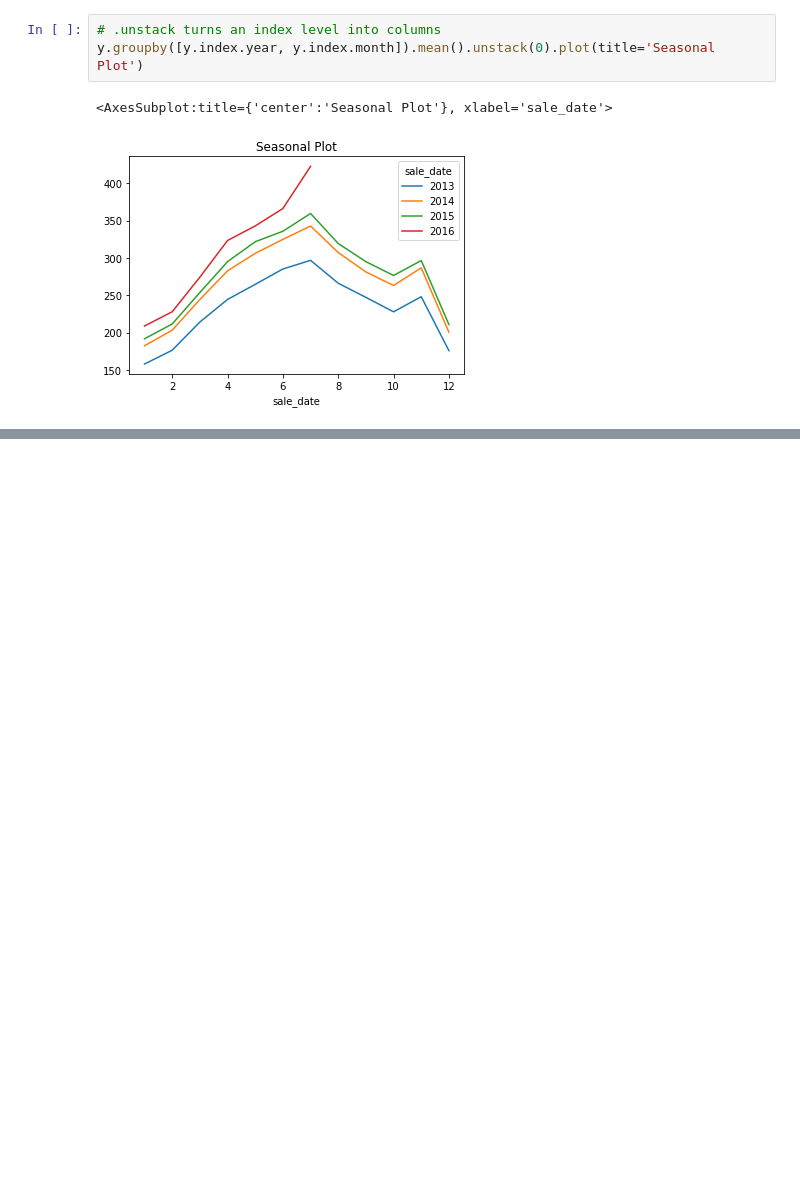
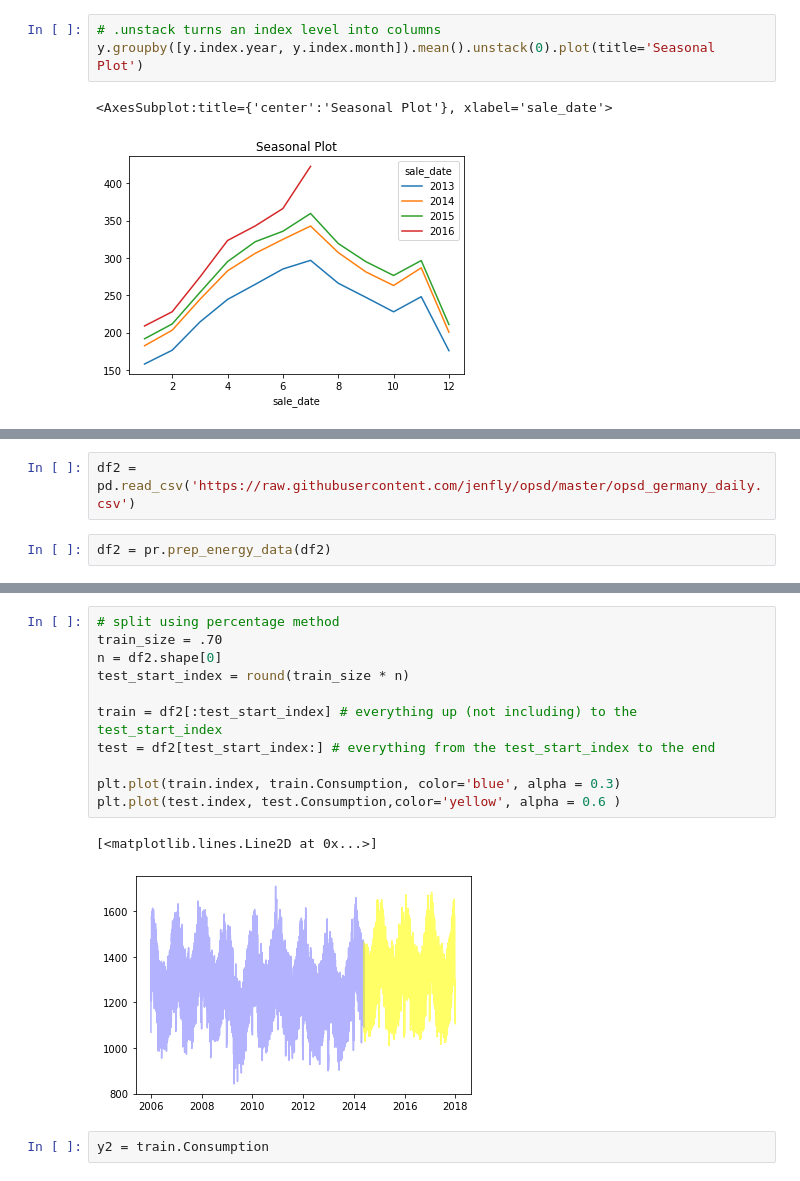
Before and after one commit to mariamnaqvi/time-series-exercises, a Jupyter notebook: explore.ipynb, the cells around one changed output, grey strips where cells are left out. Saved outputs shown, nothing was run; the diff lists cells and outputs as text; blank space fills up the shorter version.

```diff
--- a/explore.ipynb
+++ b/explore.ipynb
@@ -158,0 +163,4 @@ y.groupby([y.index.year, y.index.month]).mean().unstack(0).plot(title='Seasonal
+# %%
+df2 = pd.read_csv('https://raw.githubusercontent.com/jenfly/opsd/master/opsd_germany_daily.csv')
+# %%
+df2 = pr.prep_energy_data(df2)
@@ -158,0 +177,16 @@ y.groupby([y.index.year, y.index.month]).mean().unstack(0).plot(title='Seasonal
+# %%
+# split using percentage method
+train_size = .70
+n = df2.shape[0]
+test_start_index = round(train_size * n)
+
+train = df2[:test_start_index] # everything up (not including) to the test_start_index
+test = df2[test_start_index:] # everything from the test_start_index to the end
+
+plt.plot(train.index, train.Consumption, color='blue', alpha = 0.3)
+plt.plot(test.index, test.Consumption,color='yellow', alpha = 0.6 )
+# %% [output]
+[<matplotlib.lines.Line2D at 0x...>]
+[figure, added]
+# %%
+y2 = train.Consumption
```
Also changed, not shown: parts of 6 cells of this notebook.
